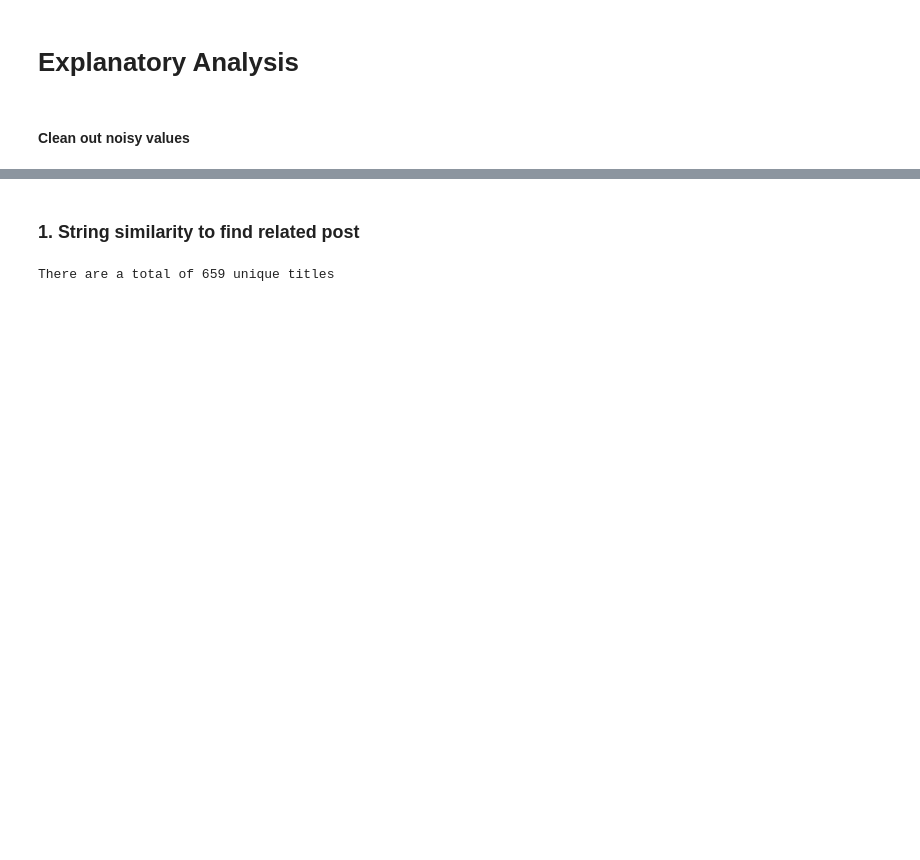
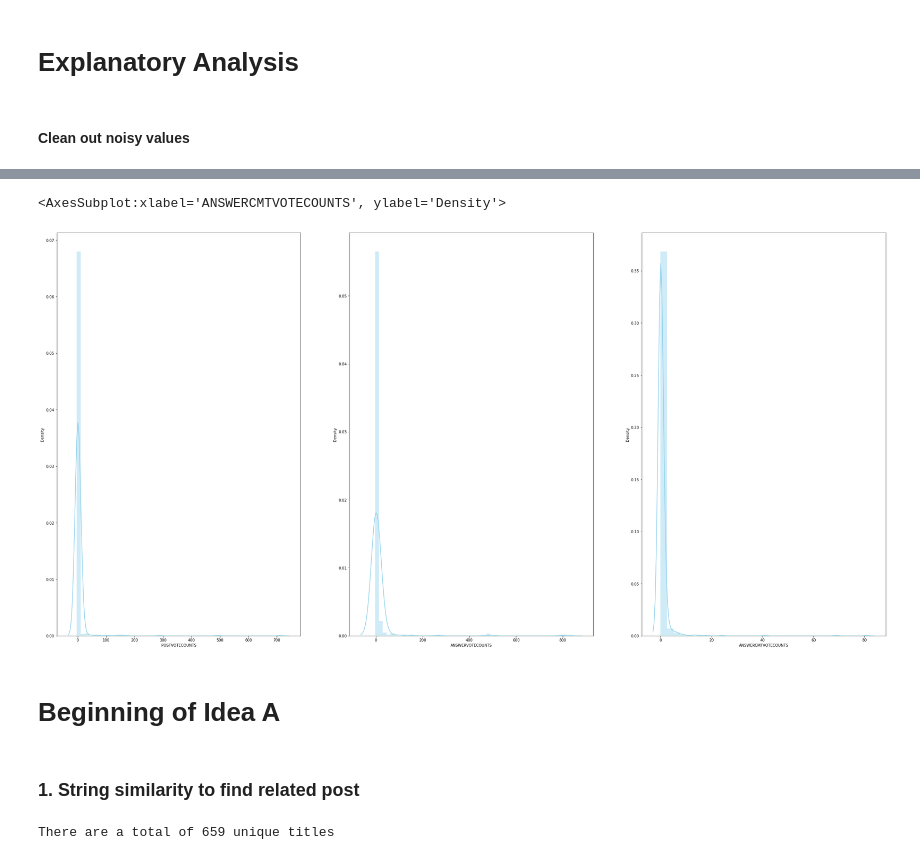
Before and after one commit to Shaunmak1214/Time-Series-Based-Text-Summarization, a Jupyter notebook: preprocessing.ipynb, the cells around one changed output, grey strips where cells are left out. Drawn from its saved outputs; the diff is of its cells as text; code cells hidden in the pictures; blank space fills up the shorter version.

```diff
--- a/preprocessing.ipynb
+++ b/preprocessing.ipynb
@@ -152,3 +220,12 @@ sns.distplot(dfAAC['ANSWERVOTECOUNTS'])
+# %%
+# show vote count distribution
+fig, axs = plt.subplots(1, 3, figsize=(40, 20))
+sns.distplot(dPOST['POSTVOTECOUNTS'] , color="skyblue", ax=axs[0])
+sns.distplot(dfAAC['ANSWERVOTECOUNTS'] , color="skyblue", ax=axs[1])
+sns.distplot(dFACT['ANSWERCMTVOTECOUNTS'] , color="skyblue", ax=axs[2])
+# %% [output]
+<AxesSubplot:xlabel='ANSWERCMTVOTECOUNTS', ylabel='Density'>
+[figure, added]
 # %%
 # reset warnings
 warnings.resetwarnings()
@@ -161,3 +232,5 @@ def calTokenSortRatio (str1, str2):
+# %% [markdown]
+# Beginning of Idea A
 # %% [markdown]
 ### 1. String similarity to find related post
 # %%
```
Also changed, not shown: parts of 57 cells of this notebook, 22 other files.
